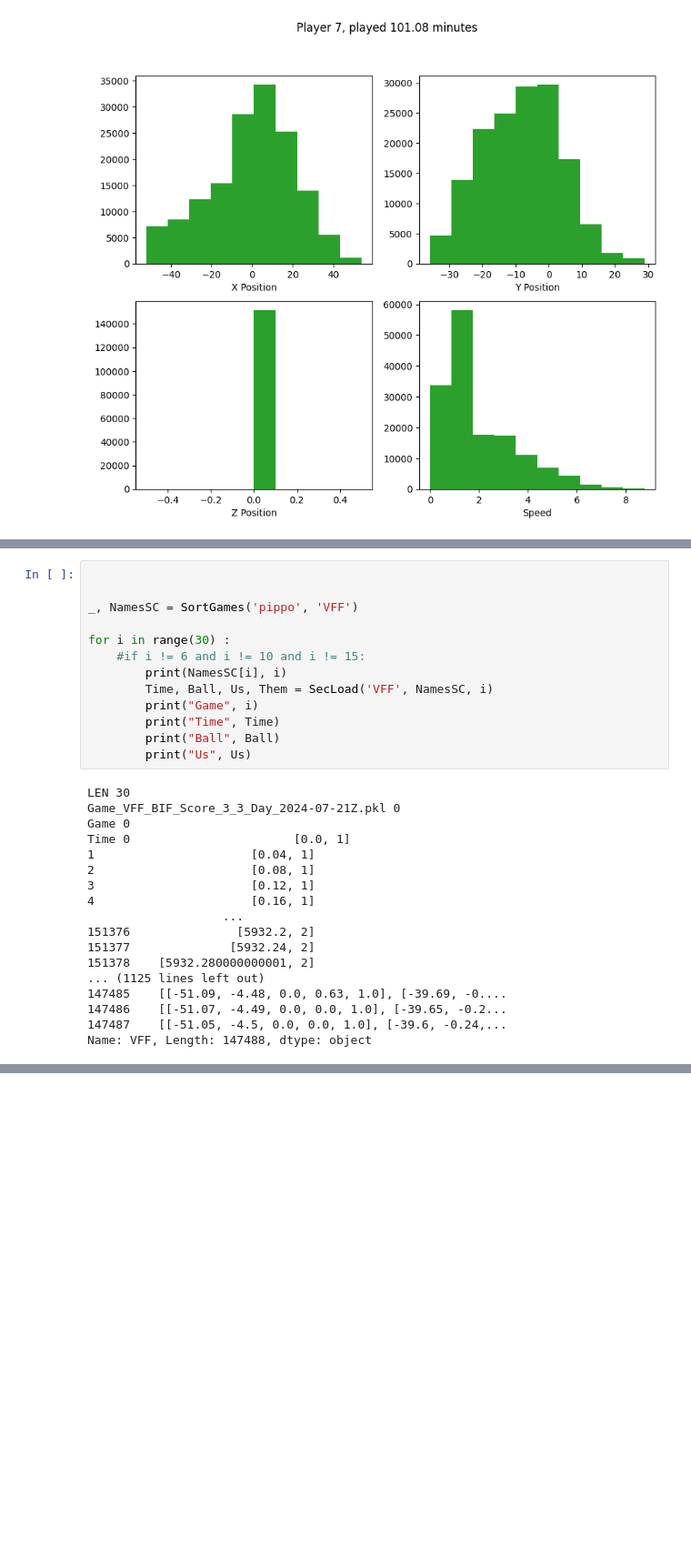
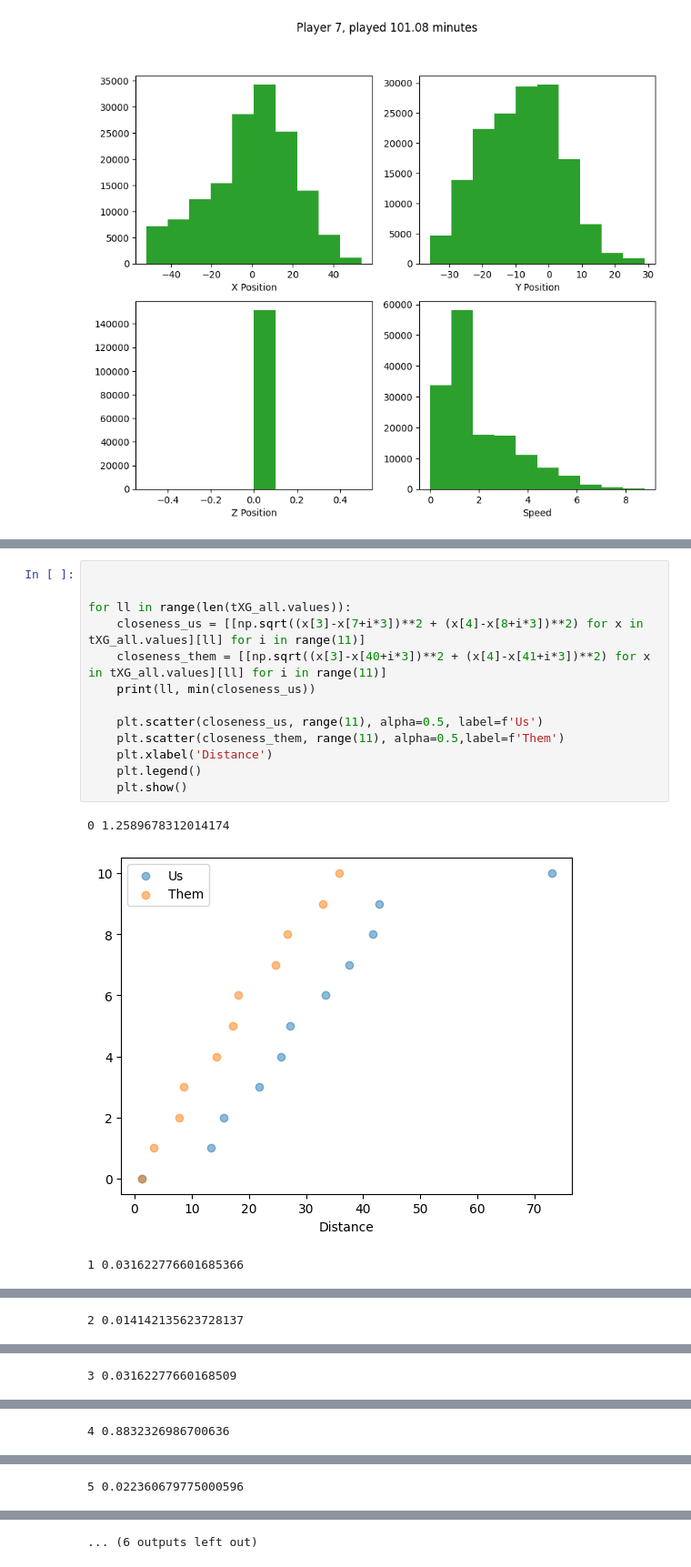
Before and after one commit to adiguzeldeniz/ekip_makine, a Jupyter notebook: data_vis_original.ipynb, the cells around one changed output, grey strips where cells are left out. Shown at 91% size. Cells and saved outputs as stored; diff of their text form; blank space fills up the shorter version.

```diff
--- a/data_vis_original.ipynb
+++ b/data_vis_original.ipynb
@@ -396,31 +400,17 @@ tXG_all.head(10)
 # %%
 
 
-_, NamesSC = SortGames('pippo', 'VFF')
+for ll in range(len(tXG_all.values)):
+    closeness_us = [[np.sqrt((x[3]-x[7+i*3])**2 + (x[4]-x[8+i*3])**2) for x in tXG_all.values][ll] for i in range(11)]
+    closeness_them = [[np.sqrt((x[3]-x[40+i*3])**2 + (x[4]-x[41+i*3])**2) for x in tXG_all.values][ll] for i in range(11)]
+    print(ll, min(closeness_us))
 
-for i in range(30) :
-    #if i != 6 and i != 10 and i != 15:
-        print(NamesSC[i], i)
-        Time, Ball, Us, Them = SecLoad('VFF', NamesSC, i)
-        print("Game", i)
-        print("Time", Time)
-        print("Ball", Ball)
-        print("Us", Us)
+    plt.scatter(closeness_us, range(11), alpha=0.5, label=f'Us')
+    plt.scatter(closeness_them, range(11), alpha=0.5,label=f'Them')
+    plt.xlabel('Distance')
+    plt.legend()
+    plt.show()
 # %% [output]
-LEN 30
-Game_VFF_BIF_Score_3_3_Day_2024-07-21Z.pkl 0
-Game 0
-Time 0                       [0.0, 1]
-1                      [0.04, 1]
-2                      [0.08, 1]
-3                      [0.12, 1]
-4                      [0.16, 1]
-                   ...
-151376               [5932.2, 2]
-151377              [5932.24, 2]
-151378    [5932.280000000001, 2]
-... (1125 lines left out)
-147485    [[-51.09, -4.48, 0.0, 0.63, 1.0], [-39.69, -0....
-147486    [[-51.07, -4.49, 0.0, 0.0, 1.0], [-39.65, -0.2...
-147487    [[-51.05, -4.5, 0.0, 0.0, 1.0], [-39.6, -0.24,...
-Name: VFF, Length: 147488, dtype: object
+0 1.2589678312014174
+[figure, added]
+1 0.031622776601685366
@@ -426,0 +418 @@ Name: VFF, Length: 147488, dtype: object
+2 0.014142135623728137
@@ -426,0 +420 @@ Name: VFF, Length: 147488, dtype: object
+3 0.03162277660168509
@@ -426,0 +422 @@ Name: VFF, Length: 147488, dtype: object
+4 0.8832326986700636
@@ -426,0 +424 @@ Name: VFF, Length: 147488, dtype: object
+5 0.022360679775000596
@@ -426,0 +426 @@ Name: VFF, Length: 147488, dtype: object
+... (6 outputs left out)
```
Also changed, not shown: parts of 4 cells of this notebook, 2 other files.
